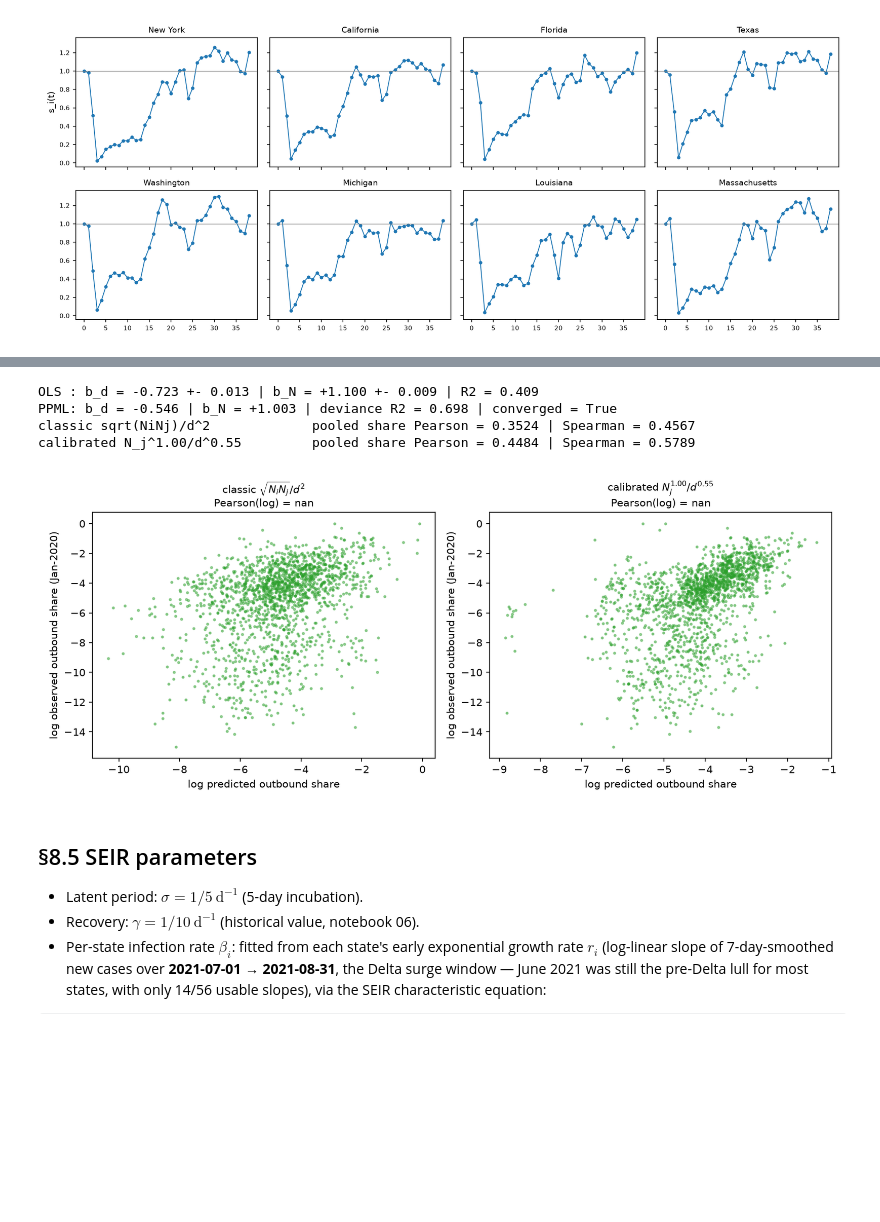
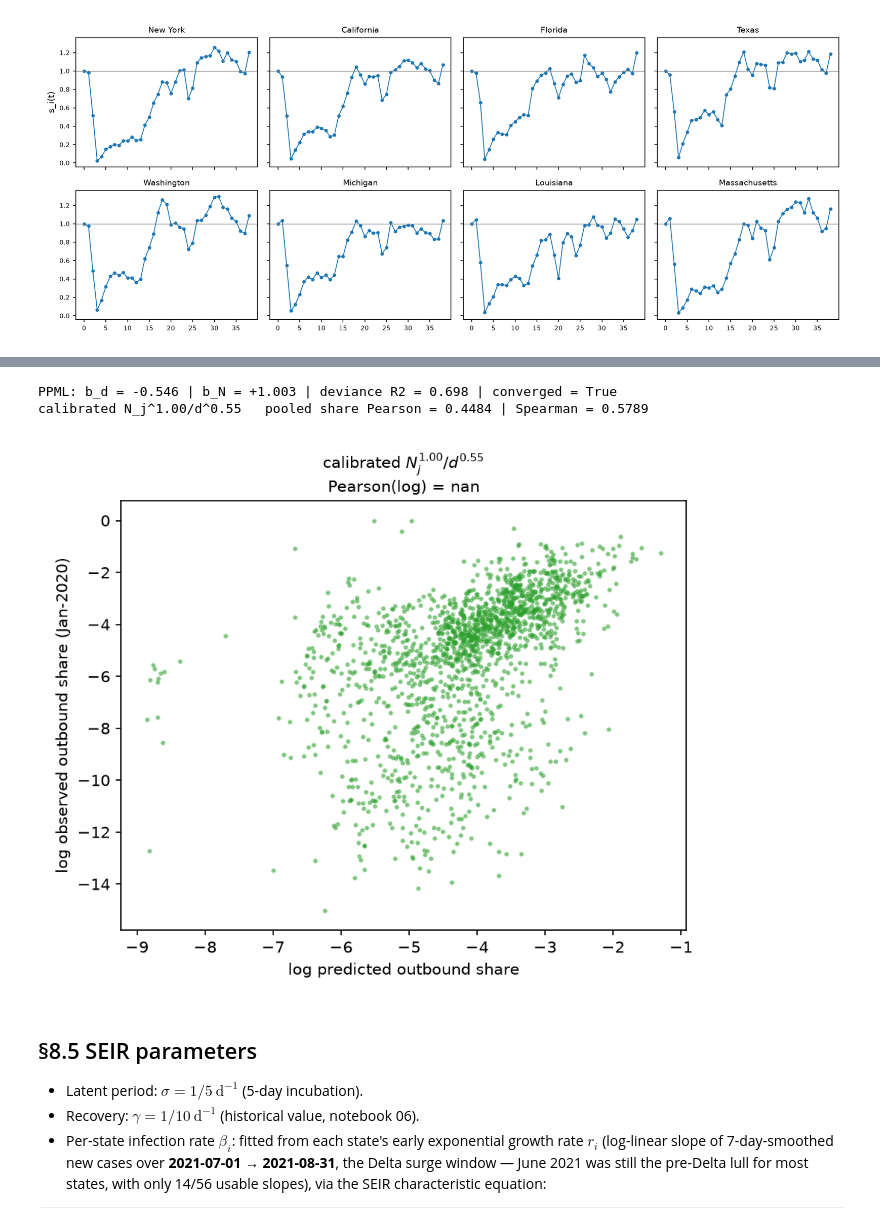
Before and after one commit to Zikai311/US_COVID, a Jupyter notebook: notebooks/08_metapopulation.ipynb, the cells around one changed output, grey strips where cells are left out. Drawn from its saved outputs; the diff is of its cells as text; code cells hidden in the pictures; some formulas as TeX source; blank space fills up the shorter version.

Commit message:
rewrite nb08 final: wave-4 SEIRV narrative, drop classic kernel, fig59 window, §8.15 summary

```diff
--- a/notebooks/08_metapopulation.ipynb
+++ b/notebooks/08_metapopulation.ipynb
@@ -223,55 +226,46 @@ with PPML (Poisson pseudo-ML, robust to the Jensen bias of log-linear OLS).
 # %%
 D = build_distance_matrix(JURISDICTIONS)
 Npop = np.array([CENSUS_POPULATIONS[c] for c in JURISDICTIONS], dtype=float)
 
-r_ols  = fit_gravity_exponents(F, D, Npop, method='ols')
 r_ppml = fit_gravity_exponents(F, D, Npop, method='ppml')
-print('OLS : b_d = %+.3f +- %.3f | b_N = %+.3f +- %.3f | R2 = %.3f'
-      % (r_ols['b_d'], r_ols['se_d'], r_ols['b_N'], r_ols['se_N'], r_ols['r2']))
 print('PPML: b_d = %+.3f | b_N = %+.3f | deviance R2 = %.3f | converged = %s'
       % (r_ppml['b_d'], r_ppml['b_N'], r_ppml['r2'], r_ppml['converged']))
 b_N, b_d = r_ppml['b_N'], -r_ppml['b_d']   # positive distance exponent
 
-W_classic = build_gravity_kernel(JURISDICTIONS)
 W_cal = build_gravity_kernel(JURISDICTIONS, b_N=b_N, b_d=b_d)
 
-# pooled outbound-share correlation, classic vs calibrated
+# pooled outbound-share correlation (calibrated kernel only)
 def pooled_share_corr(Wk):
     x, y = [], []
     for i in np.where(out[:, 0] > 0)[0]:
         for t in range(F.shape[2]):
             o = F[i, :, t]; tot = o.sum()
             if tot <= 0:
                 continue
             x += list(Wk[i]); y += list(o / tot)
     x, y = np.array(x), np.array(y)
     return pearsonr(x, y)[0], spearmanr(x, y)[0]
 
-for lab, Wk in (('classic sqrt(NiNj)/d^2', W_classic), (f'calibrated N_j^{b_N:.2f}/d^{b_d:.2f}', W_cal)):
-    rp, rs = pooled_share_corr(Wk)
-    print(f'{lab:<34} pooled share Pearson = {rp:.4f} | Spearman = {rs:.4f}')
+rp, rs = pooled_share_corr(W_cal)
+print(f'calibrated N_j^{b_N:.2f}/d^{b_d:.2f}   pooled share Pearson = {rp:.4f} | Spearman = {rs:.4f}')
 
-fig, axes = plt.subplots(1, 2, figsize=(11, 4.5))
-for axx, Wk, lab in zip(axes, (W_classic, W_cal),
-                        ('classic $\sqrt{N_iN_j}/d^2$',
-                         f'calibrated $N_j^{{{b_N:.2f}}}/d^{{{b_d:.2f}}}$')):
-    x, y = [], []
-    for i in np.where(out[:, 0] > 0)[0]:
-        o = F[i, :, 0]
-        x += list(Wk[i]); y += list(o / o.sum())
-    x, y = np.array(x), np.array(y)
-    axx.scatter(np.log(x), np.log(y), s=4, alpha=0.45, color='C2')
-    axx.set_title(f'{lab}\nPearson(log) = {pearsonr(np.log(x), np.log(y))[0]:.3f}', fontsize=10)
-    axx.set_xlabel('log predicted outbound share')
-    axx.set_ylabel('log observed outbound share (Jan-2020)')
+fig, ax = plt.subplots(figsize=(6, 5))
+x, y = [], []
+for i in np.where(out[:, 0] > 0)[0]:
+    o = F[i, :, 0]
+    x += list(W_cal[i]); y += list(o / o.sum())
+x, y = np.array(x), np.array(y)
+ax.scatter(np.log(x), np.log(y), s=4, alpha=0.45, color='C2')
+ax.set_title(f'calibrated $N_j^{{{b_N:.2f}}}/d^{{{b_d:.2f}}}$\n'
+             f'Pearson(log) = {pearsonr(np.log(x), np.log(y))[0]:.3f}', fontsize=10)
+ax.set_xlabel('log predicted outbound share')
+ax.set_ylabel('log observed outbound share (Jan-2020)')
 plt.tight_layout(); plt.savefig(f'{ASSETS}/fig63_kernel_validation.png'); plt.show()
 show_fig(f'{ASSETS}/fig63_kernel_validation.png')
 # %% [output]
-OLS : b_d = -0.723 +- 0.013 | b_N = +1.100 +- 0.009 | R2 = 0.409
 PPML: b_d = -0.546 | b_N = +1.003 | deviance R2 = 0.698 | converged = True
-classic sqrt(NiNj)/d^2             pooled share Pearson = 0.3524 | Spearman = 0.4567
-calibrated N_j^1.00/d^0.55         pooled share Pearson = 0.4484 | Spearman = 0.5789
+calibrated N_j^1.00/d^0.55   pooled share Pearson = 0.4484 | Spearman = 0.5789
-[figure, old version]
+[figure, new version]
 # %% [markdown]
 ## §8.5 SEIR parameters
 
```
Also changed, not shown: parts of 7 cells of this notebook, 3 other files.
